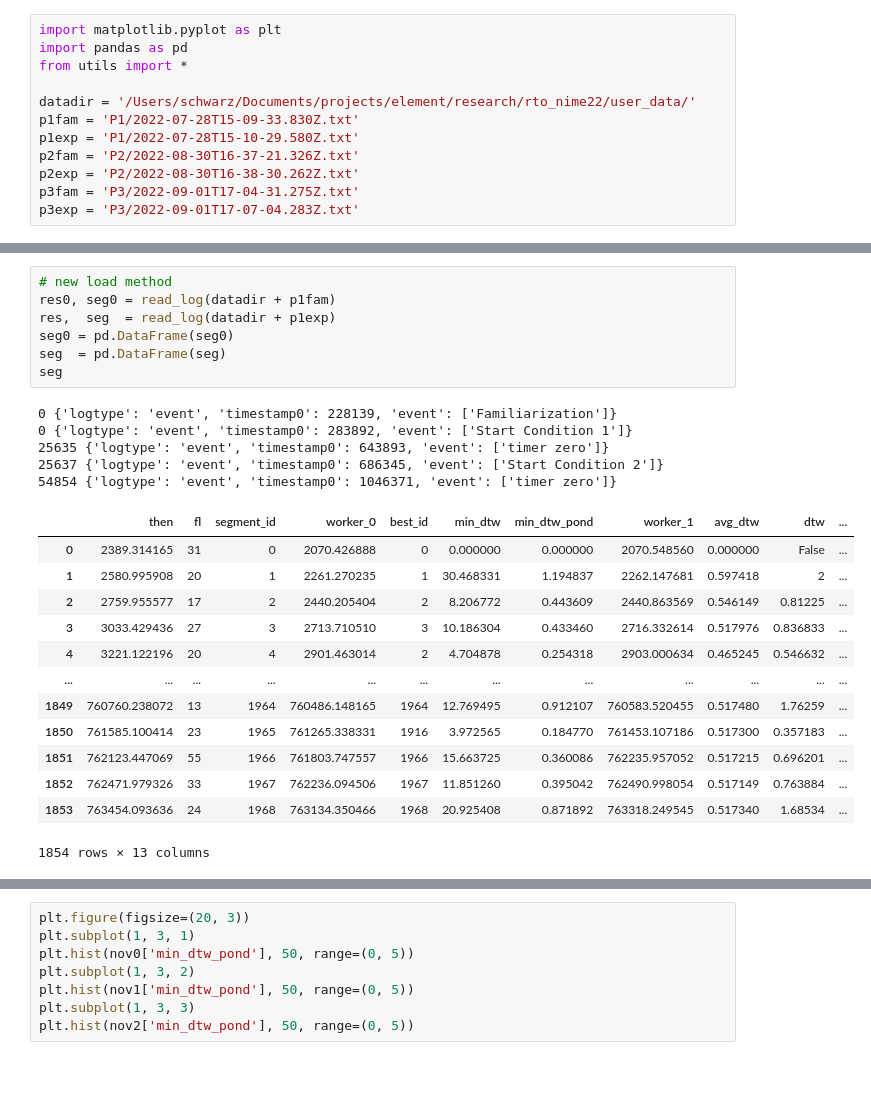
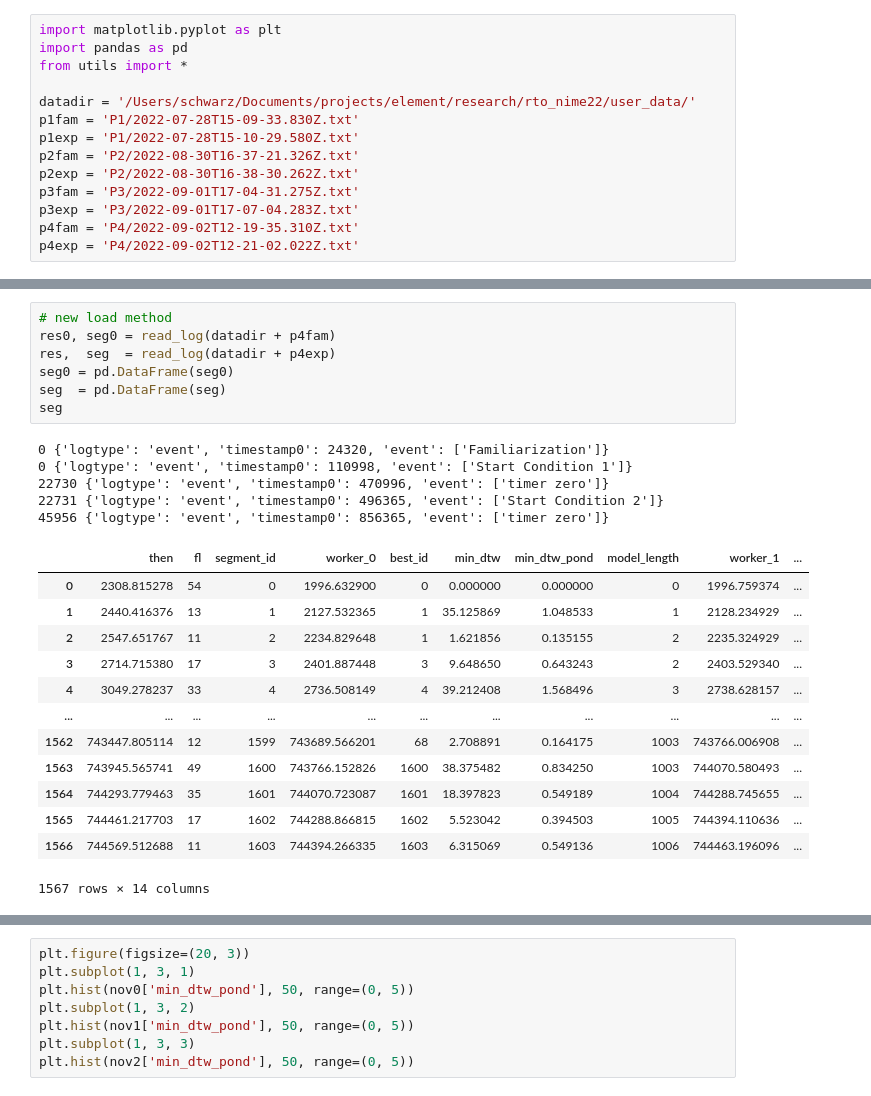
Before and after one commit to ircam-ismm/nime2022-elicitation-demo, a Jupyter notebook: notebooks/novelty_analysis.ipynb, the cells around one changed output, grey strips where cells are left out. Cells and saved outputs as stored; diff of their text form.

```diff
--- a/notebooks/novelty_analysis.ipynb
+++ b/notebooks/novelty_analysis.ipynb
@@ -10,6 +10,8 @@ p2fam = 'P2/2022-08-30T16-37-21.326Z.txt'
 p2exp = 'P2/2022-08-30T16-38-30.262Z.txt'
 p3fam = 'P3/2022-09-01T17-04-31.275Z.txt'
 p3exp = 'P3/2022-09-01T17-07-04.283Z.txt'
+p4fam = 'P4/2022-09-02T12-19-35.310Z.txt'
+p4exp = 'P4/2022-09-02T12-21-02.022Z.txt'
 # %%
 # old load method
 logfilename = datadir + p2exp
@@ -30,29 +35,29 @@ fb     = df[fbind].dropna(axis=1)
 # %%
 # new load method
-res0, seg0 = read_log(datadir + p1fam)
-res,  seg  = read_log(datadir + p1exp)
+res0, seg0 = read_log(datadir + p4fam)
+res,  seg  = read_log(datadir + p4exp)
 seg0 = pd.DataFrame(seg0)
 seg  = pd.DataFrame(seg)
 seg
 # %% [output]
-0 {'logtype': 'event', 'timestamp0': 228139, 'event': ['Familiarization']}
-0 {'logtype': 'event', 'timestamp0': 283892, 'event': ['Start Condition 1']}
-25635 {'logtype': 'event', 'timestamp0': 643893, 'event': ['timer zero']}
-25637 {'logtype': 'event', 'timestamp0': 686345, 'event': ['Start Condition 2']}
-54854 {'logtype': 'event', 'timestamp0': 1046371, 'event': ['timer zero']}
+0 {'logtype': 'event', 'timestamp0': 24320, 'event': ['Familiarization']}
+0 {'logtype': 'event', 'timestamp0': 110998, 'event': ['Start Condition 1']}
+22730 {'logtype': 'event', 'timestamp0': 470996, 'event': ['timer zero']}
+22731 {'logtype': 'event', 'timestamp0': 496365, 'event': ['Start Condition 2']}
+45956 {'logtype': 'event', 'timestamp0': 856365, 'event': ['timer zero']}
-|  | then | fl | segment_id | worker_0 | best_id | min_dtw | min_dtw_pond | worker_1 | avg_dtw | dtw | ... |
-| 0 | 2389.314165 | 31 | 0 | 2070.426888 | 0 | 0.000000 | 0.000000 | 2070.548560 | 0.000000 | False | ... |
-| 1 | 2580.995908 | 20 | 1 | 2261.270235 | 1 | 30.468331 | 1.194837 | 2262.147681 | 0.597418 | 2 | ... |
-| 2 | 2759.955577 | 17 | 2 | 2440.205404 | 2 | 8.206772 | 0.443609 | 2440.863569 | 0.546149 | 0.81225 | ... |
-| 3 | 3033.429436 | 27 | 3 | 2713.710510 | 3 | 10.186304 | 0.433460 | 2716.332614 | 0.517976 | 0.836833 | ... |
-| 4 | 3221.122196 | 20 | 4 | 2901.463014 | 2 | 4.704878 | 0.254318 | 2903.000634 | 0.465245 | 0.546632 | ... |
-| ... | ... | ... | ... | ... | ... | ... | ... | ... | ... | ... | ... |
-| 1849 | 760760.238072 | 13 | 1964 | 760486.148165 | 1964 | 12.769495 | 0.912107 | 760583.520455 | 0.517480 | 1.76259 | ... |
-| 1850 | 761585.100414 | 23 | 1965 | 761265.338331 | 1916 | 3.972565 | 0.184770 | 761453.107186 | 0.517300 | 0.357183 | ... |
-| 1851 | 762123.447069 | 55 | 1966 | 761803.747557 | 1966 | 15.663725 | 0.360086 | 762235.957052 | 0.517215 | 0.696201 | ... |
-| 1852 | 762471.979326 | 33 | 1967 | 762236.094506 | 1967 | 11.851260 | 0.395042 | 762490.998054 | 0.517149 | 0.763884 | ... |
-| 1853 | 763454.093636 | 24 | 1968 | 763134.350466 | 1968 | 20.925408 | 0.871892 | 763318.249545 | 0.517340 | 1.68534 | ... |
+|  | then | fl | segment_id | worker_0 | best_id | min_dtw | min_dtw_pond | model_length | worker_1 | ... |
+| 0 | 2308.815278 | 54 | 0 | 1996.632900 | 0 | 0.000000 | 0.000000 | 0 | 1996.759374 | ... |
+| 1 | 2440.416376 | 13 | 1 | 2127.532365 | 1 | 35.125869 | 1.048533 | 1 | 2128.234929 | ... |
+| 2 | 2547.651767 | 11 | 2 | 2234.829648 | 1 | 1.621856 | 0.135155 | 2 | 2235.324929 | ... |
+| 3 | 2714.715380 | 17 | 3 | 2401.887448 | 3 | 9.648650 | 0.643243 | 2 | 2403.529340 | ... |
+| 4 | 3049.278237 | 33 | 4 | 2736.508149 | 4 | 39.212408 | 1.568496 | 3 | 2738.628157 | ... |
+| ... | ... | ... | ... | ... | ... | ... | ... | ... | ... | ... |
+| 1562 | 743447.805114 | 12 | 1599 | 743689.566201 | 68 | 2.708891 | 0.164175 | 1003 | 743766.006908 | ... |
+| 1563 | 743945.565741 | 49 | 1600 | 743766.152826 | 1600 | 38.375482 | 0.834250 | 1003 | 744070.580493 | ... |
+| 1564 | 744293.779463 | 35 | 1601 | 744070.723087 | 1601 | 18.397823 | 0.549189 | 1004 | 744288.745655 | ... |
+| 1565 | 744461.217703 | 17 | 1602 | 744288.866815 | 1602 | 5.523042 | 0.394503 | 1005 | 744394.110636 | ... |
+| 1566 | 744569.512688 | 11 | 1603 | 744394.266335 | 1603 | 6.315069 | 0.549136 | 1006 | 744463.196096 | ... |
-1854 rows × 13 columns
+1567 rows × 14 columns
 # %%
 nov0 = select(seg0, condition='c0')
 nov1 = select(seg, condition='c1')
```
Also changed, not shown: parts of 2 cells of this notebook, 3 other files.
